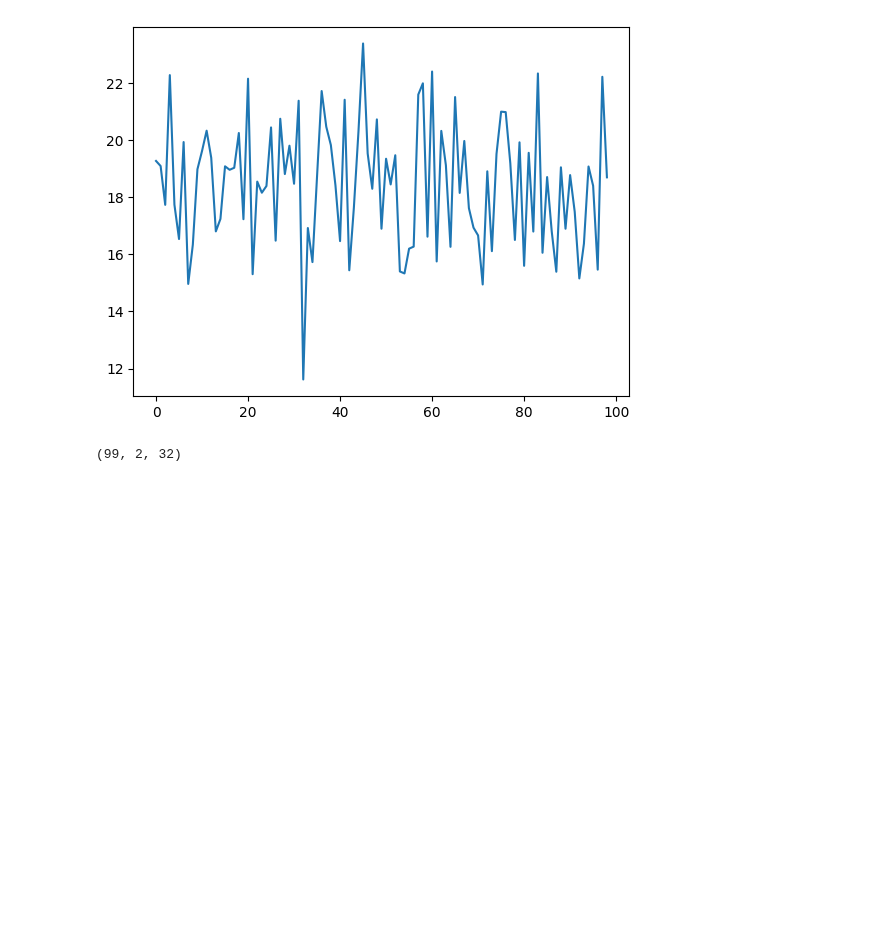
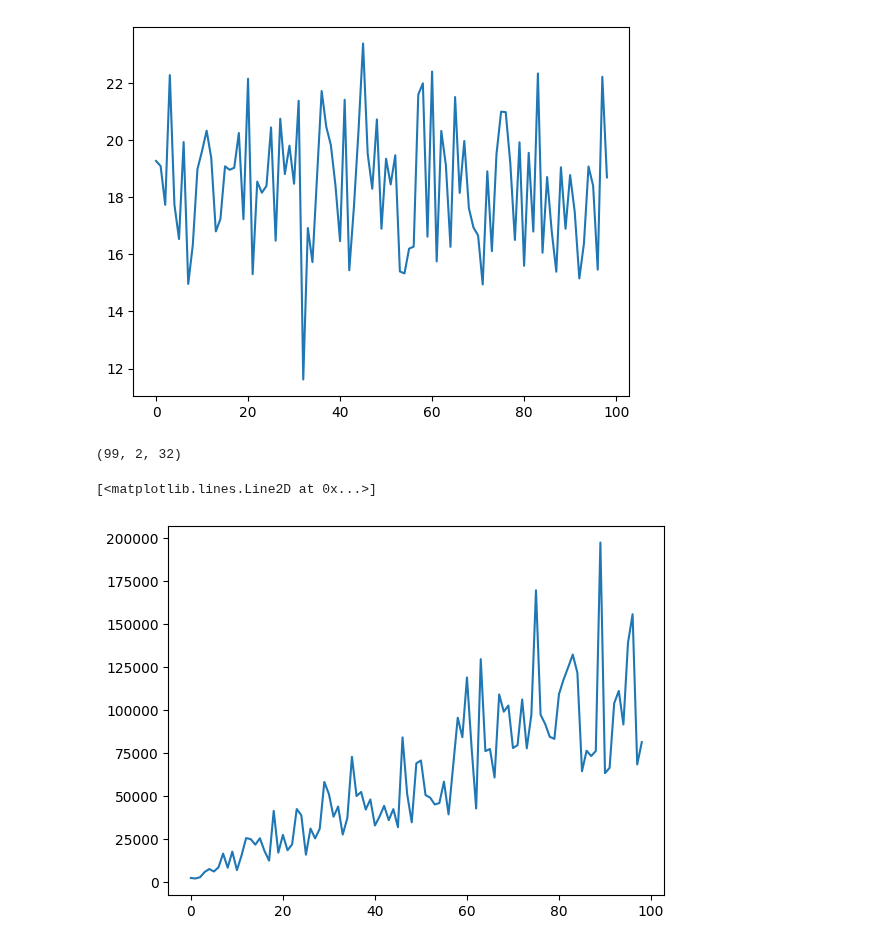
Before and after one commit to Rachel-0420/Toy-Model-for-Field-Level, a Jupyter notebook: ML_Estimator.ipynb, the cells around one changed output. Cells and saved outputs as stored; diff of their text form; code cells hidden in the pictures; blank space fills up the shorter version.

Commit message:
added standard deviation plot for ML estimator

```diff
--- a/ML_Estimator.ipynb
+++ b/ML_Estimator.ipynb
@@ -218,3 +218,10 @@ ML_estimator_pack = [ML_estimator(simulation) for simulation in simulation_list]
 print(np.shape(ML_estimator_pack))
 # %% [output]
 (99, 2, 32)
+# %%
+value2 = [statistics.stdev(b - a) * sigma_n **(-2) for a, b in ML_estimator_pack]
+
+plt.plot(value2)
+# %% [output]
+[<matplotlib.lines.Line2D at 0x...>]
+[figure, added]
```
